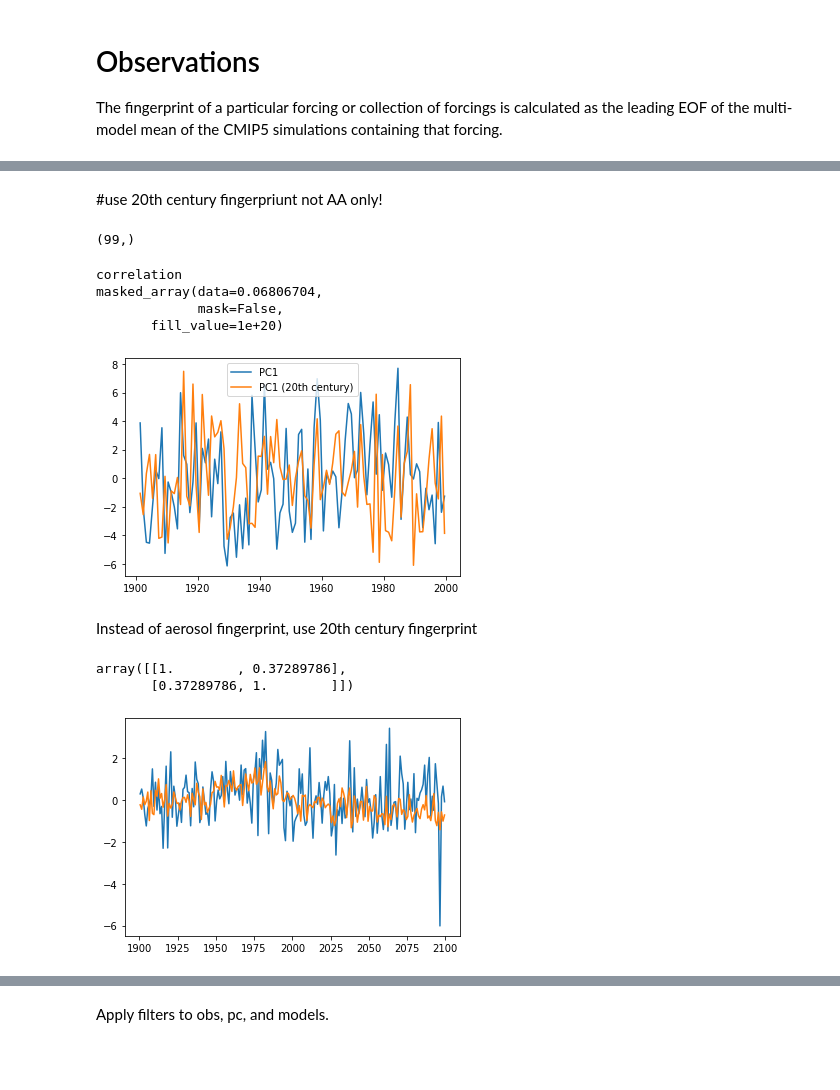
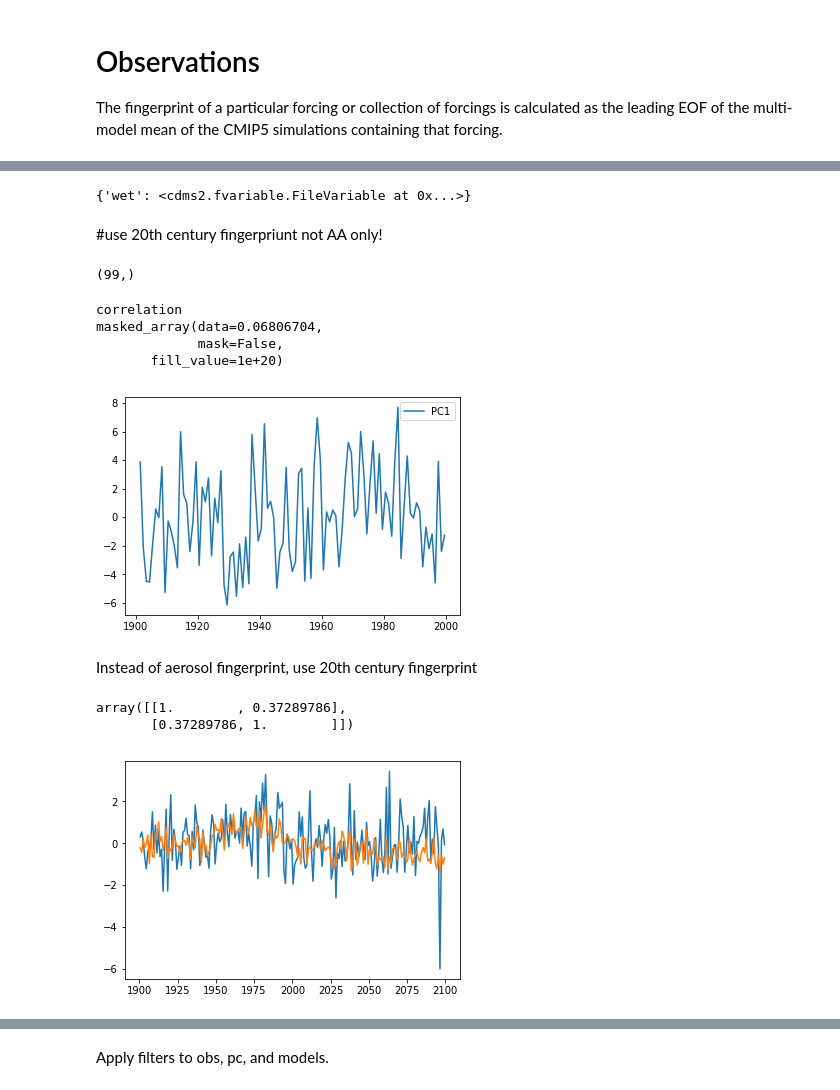
Before and after one commit to katemarvel/Sahel_Code, a Jupyter notebook: SahelFingerprinting-MESS.ipynb, the cells around one changed output, grey strips where cells are left out. Drawn from its saved outputs; the diff is of its cells as text; code cells hidden in the pictures; blank space fills up the shorter version.

```diff
--- a/SahelFingerprinting-MESS.ipynb
+++ b/SahelFingerprinting-MESS.ipynb
@@ -813,7 +806,8 @@ class OBS():
             #raw data
             data=f(variable)
             if variable in ["pr_CE","pr_W"]:
-                data=data/30.
+                #data=data
+                data=data/(30*30.)
             self.raw[variable]=data
             #partitioned by month
             bymonth=by_month(data)
@@ -876,0 +963,6 @@ plt.hist(cmip5.get_linear_trends(modghg),20,density=True,alpha=0.5)
+# %%
+#What are the CRU units?
+fcru=cdms.open("/Users/kmarvel/Google Drive/Sahel/DATA/OBS/DAILY/CRU_TS4p01_monthly_wet_1901-2016_EastSahel.nc")
+fcru.variables
+# %% [output]
+{'wet': <cdms2.fvariable.FileVariable at 0x...>}
@@ -879,23 +976,23 @@ plt.hist(cmip5.get_linear_trends(modghg),20,density=True,alpha=0.5)
 # %%
 time_bounds=('1901-1-1','1999-12-31')
 Z_aa=Pcru_aa(time=time_bounds)
 PC_aa=aa.fingerprint().pcs()[:,0](time=time_bounds)
 PC_20 = cen20_select.pcs()[:,0](time=time_bounds)
 
 
 print(PC_20.shape)
 Plotting.time_plot(PC_aa,label="PC1")
 #Plotting.time_plot(Z_aa,label="observations")
-Plotting.time_plot(PC_20,label="PC1 (20th century)")
+#Plotting.time_plot(PC_20,label="PC1 (20th century)")
 plt.legend()
 genutil.statistics.correlation(PC_aa,PC_20)
 # %% [output]
 (99,)
 correlation
 masked_array(data=0.06806704,
              mask=False,
        fill_value=1e+20)
-[figure, old version]
+[figure, new version]
 # %% [markdown]
 Instead of aerosol fingerprint, use 20th century fingerprint
 # %%
@@ -914,7 +1011,7 @@ np.corrcoef((MV.average(proj20,axis=0),MV.average(projaa,axis=0)))
 # %% [output]
 array([[1.        , 0.37289786],
        [0.37289786, 1.        ]])
-[figure, old version]
+[figure, new version]
 # %%
 plot_multivariate(aa.fingerprint())
 plot_multivariate(cen20)
```
Also changed, not shown: parts of 33 cells of this notebook.
